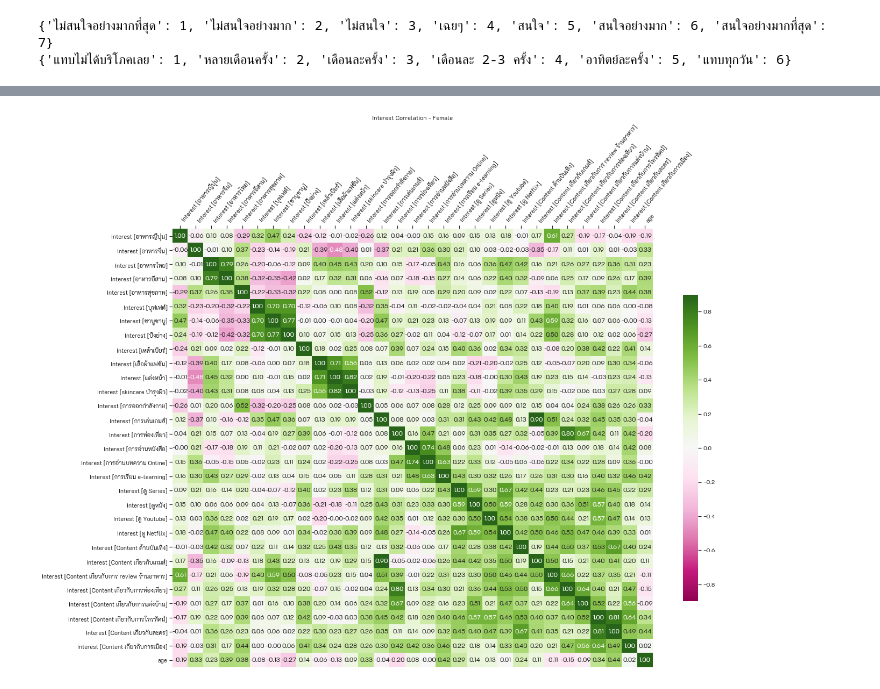
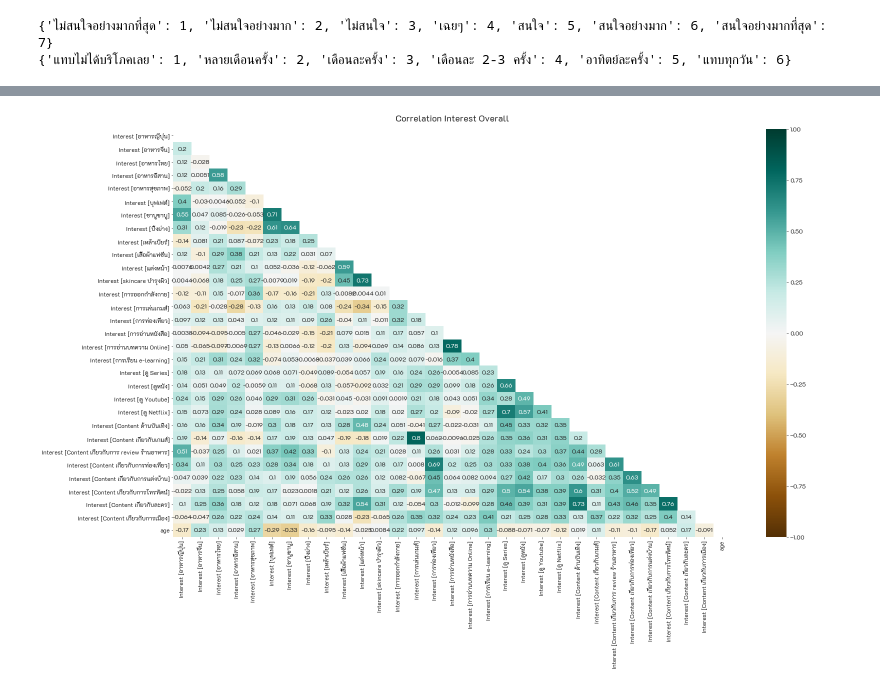
Before and after one commit to kittipanpip/BADS7105, a Jupyter notebook: Homework 01 – Analysis of customer behaviours/Costomer_Behaviors.ipynb, the cells around one changed output, grey strips where cells are left out. Drawn from its saved outputs; the diff is of its cells as text; code cells hidden in the pictures.

```diff
--- a/Homework 01 – Analysis of customer behaviours/Costomer_Behaviors.ipynb
+++ b/Homework 01 – Analysis of customer behaviours/Costomer_Behaviors.ipynb
@@ -28,8 +33,8 @@ mpl.font_manager.fontManager.addfont('/content/drive/MyDrive/CRM/K2D-Regular.ttf
 mpl.rc('font', family='K2D', size=12, weight=200)
 # %%
 filename = 'Customer Behaviors (Responses).xlsx'
-survey_data = pd.read_excel(filename, dtype={'คุณเกิดวันที่เท่าไหร่' : str})
-survey_data.head()
+df_tmp = pd.read_excel(filename, dtype={'คุณเกิดวันที่เท่าไหร่' : str})
+df_tmp.head()
 # %% [output]
 |  | Timestamp | คุณมีความสนใจในสิ่งเหล่านี้มากน้อ... | คุณมีความสนใจในสิ่งเหล่านี้มากน้อ... | คุณมีความสนใจในสิ่งเหล่านี้มากน้อ... | คุณมีความสนใจในสิ่งเหล่านี้มากน้อ... | ... |
 | 0 | 2021-01-09 10:07:27.365 | สนใจ | สนใจ | สนใจอย่างมากที่สุด | สนใจอย่างมาก | ... |
@@ -42,7 +45,9 @@ survey_data = survey_data[survey_data.columns[1:]]
+# %%
+df_tmp = df_tmp[df_tmp.columns[1:]]
 # %%
 from datetime import datetime
 
-df = survey_data.copy()
+df = df_tmp.copy()
 
 # rename columns
 int_cols = [ c.replace('คุณมีความสนใจในสิ่งเหล่านี้มากน้อยเพียงใด','Interest') for c in df.columns[:30] ]
@@ -89,6 +92,3 @@ df.to_pickle('01_data_prep.pkl')
 # %%
 intr_scale = ['ไม่สนใจอย่างมากที่สุด', 'ไม่สนใจอย่างมาก', 'ไม่สนใจ', 'เฉยๆ', 'สนใจ', 'สนใจอย่างมาก', 'สนใจอย่างมากที่สุด']
 cons_scale = ['แทบไม่ได้บริโภคเลย', 'หลายเดือนครั้ง', 'เดือนละครั้ง', 'เดือนละ 2-3 ครั้ง', 'อาทิตย์ละครั้ง', 'แทบทุกวัน']
-# %%
-df = pd.read_pickle('01_data_prep.pkl')
-df.shape
@@ -229,13 +216,7 @@ with sns.plotting_context("notebook", font_scale=.95):
-# %%
-
-with sns.plotting_context("notebook", font_scale=.95):
-    plt.figure(figsize=(20,15))
-    ax = sns.heatmap(intr_df[intr_df['gender']=='F'].corr(), cmap='PiYG', vmin=-.9, vmax=.9, annot=True, fmt='.2f', cbar_kws={"shrink":.70})
-    ax.xaxis.set_ticks_position('top')
-    ax.set_xticklabels(ax.get_xticklabels(), rotation=50, fontsize=11, ha='left')
-    ax.set_yticklabels(ax.get_yticklabels(), fontsize=11)
-    plt.title('Interest Correlation - Female')
-    plt.savefig('interest_corr_female.png', dpi=100)
-    plt.show()
-# %% [output]
-[figure, removed]
+# %%
+plt.figure(figsize=(25, 15))
+mask = np.triu(np.ones_like(intr_df.corr(), dtype=np.bool))
+heatmap = sns.heatmap(intr_df.corr(), mask=mask, vmin=-1, vmax=1, annot=True, cmap='BrBG')
+heatmap.set_title('Correlation Interest Overall', fontdict={'fontsize':18}, pad=16);
+# %% [output]
+[figure, added]
```
Also changed, not shown: parts of 21 cells of this notebook.
